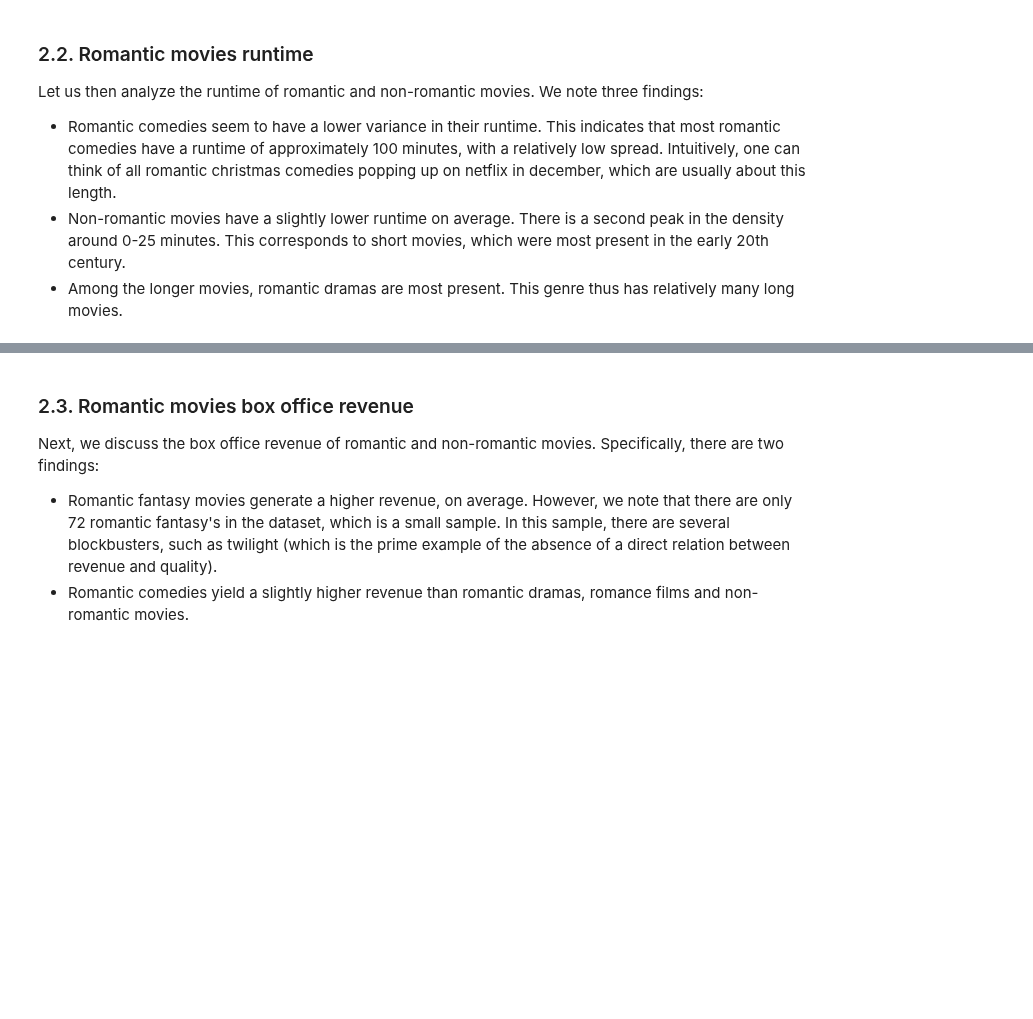
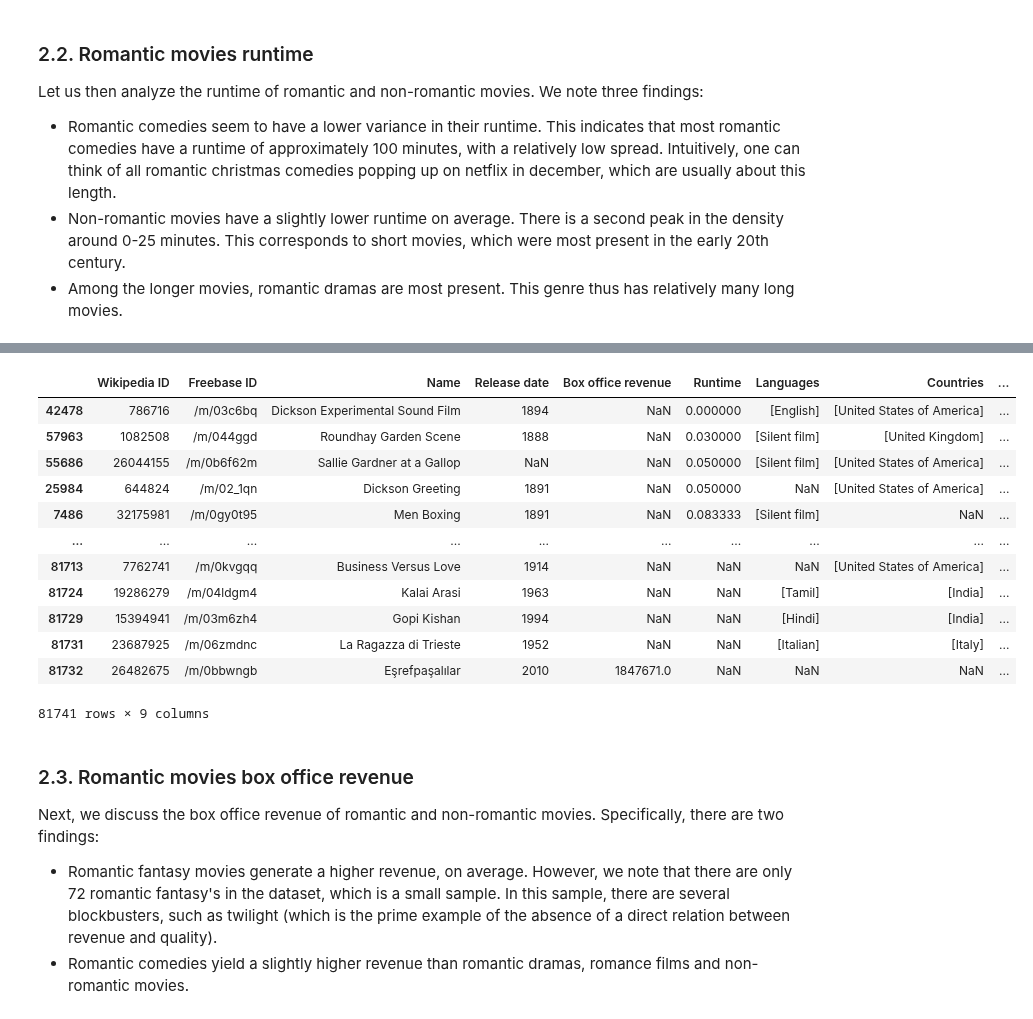
Before and after one commit to epfl-ada/ada-2022-project-toestewbrr, a Jupyter notebook: general_analysis.ipynb, the cells around one changed output, grey strips where cells are left out. Drawn from its saved outputs; the diff is of its cells as text; code cells hidden in the pictures; blank space fills up the shorter version.

```diff
--- a/general_analysis.ipynb
+++ b/general_analysis.ipynb
@@ -305,3 +335,22 @@ plt.show()
+# %%
+#Find 5 movies with shortest runtime
+shortest_runtime = movie_df.sort_values(by='Runtime', ascending=True)
+shortest_runtime.head(5)
+display(shortest_runtime)
+# %% [output]
+|  | Wikipedia ID | Freebase ID | Name | Release date | Box office revenue | Runtime | Languages | Countries | ... |
+| 42478 | 786716 | /m/03c6bq | Dickson Experimental Sound Film | 1894 | NaN | 0.000000 | [English] | [United States of America] | ... |
+| 57963 | 1082508 | /m/044ggd | Roundhay Garden Scene | 1888 | NaN | 0.030000 | [Silent film] | [United Kingdom] | ... |
+| 55686 | 26044155 | /m/0b6f62m | Sallie Gardner at a Gallop | NaN | NaN | 0.050000 | [Silent film] | [United States of America] | ... |
+| 25984 | 644824 | /m/02_1qn | Dickson Greeting | 1891 | NaN | 0.050000 | NaN | [United States of America] | ... |
+| 7486 | 32175981 | /m/0gy0t95 | Men Boxing | 1891 | NaN | 0.083333 | [Silent film] | NaN | ... |
+| ... | ... | ... | ... | ... | ... | ... | ... | ... | ... |
+| 81713 | 7762741 | /m/0kvgqq | Business Versus Love | 1914 | NaN | NaN | NaN | [United States of America] | ... |
+| 81724 | 19286279 | /m/04ldgm4 | Kalai Arasi | 1963 | NaN | NaN | [Tamil] | [India] | ... |
+| 81729 | 15394941 | /m/03m6zh4 | Gopi Kishan | 1994 | NaN | NaN | [Hindi] | [India] | ... |
+| 81731 | 23687925 | /m/06zmdnc | La Ragazza di Trieste | 1952 | NaN | NaN | [Italian] | [Italy] | ... |
+| 81732 | 26482675 | /m/0bbwngb | Eşrefpaşalılar | 2010 | 1847671.0 | NaN | NaN | NaN | ... |
+81741 rows × 9 columns
 # %% [markdown]
 ### 2.3. Romantic movies box office revenue
 
```
Also changed, not shown: parts of 21 cells of this notebook, 1 other file.
